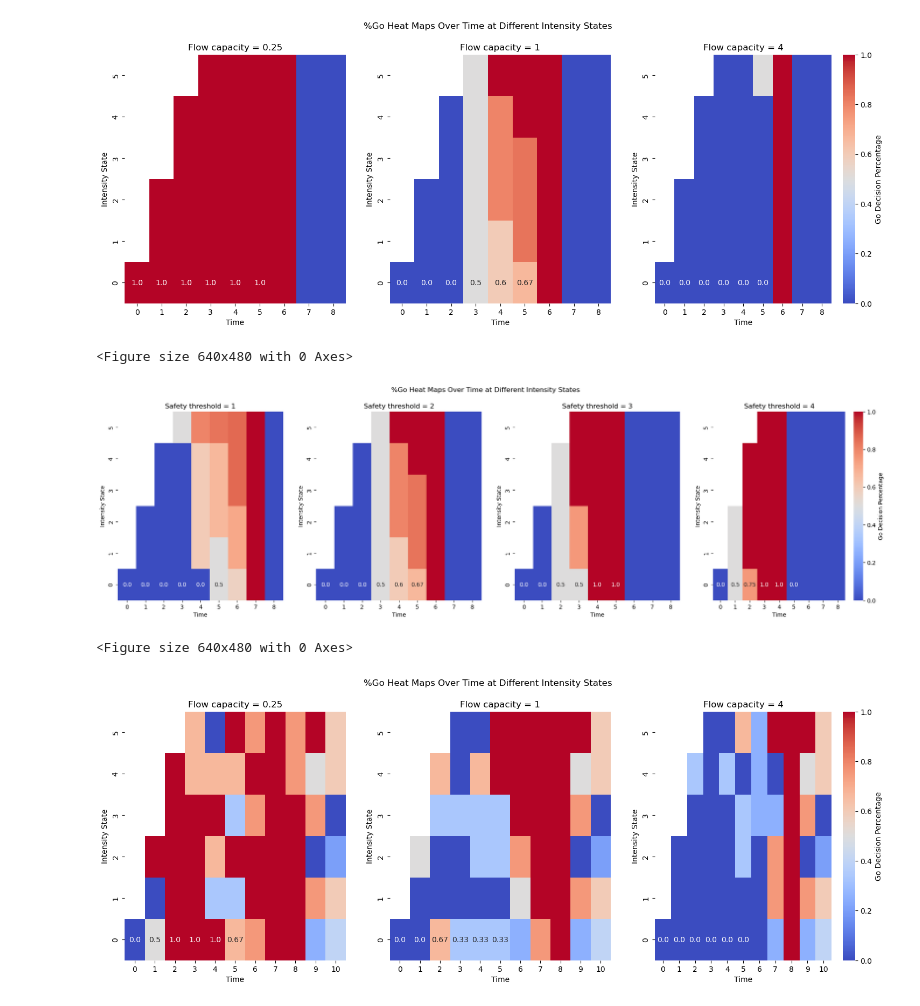
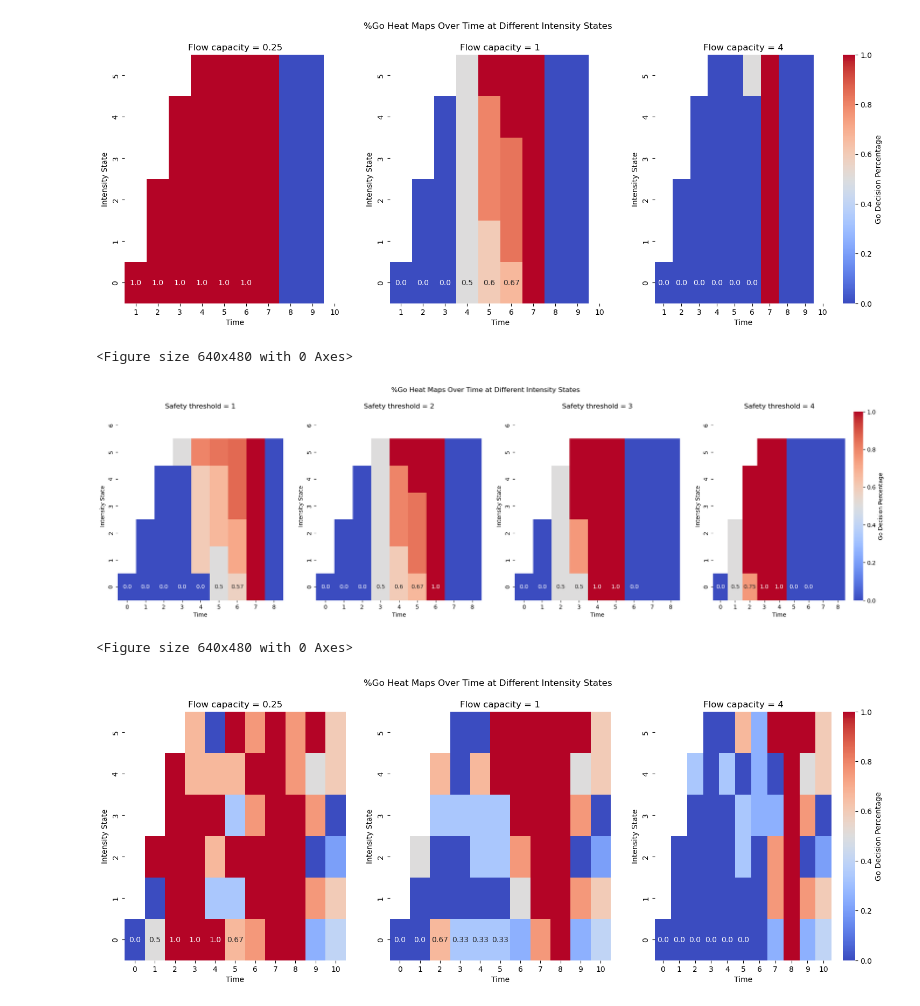
Before and after one commit to songmath-thunderain/msp_models_for_adaptive_disaster_relief_logistics_planning, a Jupyter notebook: Python/output/case-study/table-and-figure/plot-multi-WS-heatmap.ipynb, the cells around one changed output. Saved outputs shown, nothing was run; the diff lists cells and outputs as text; code cells hidden in the pictures.

Commit message:
updated D-T figures

```diff
--- a/Python/output/case-study/table-and-figure/plot-multi-WS-heatmap.ipynb
+++ b/Python/output/case-study/table-and-figure/plot-multi-WS-heatmap.ipynb
@@ -27,37 +27,40 @@ titles = [
 ]
 # %%
 # Determine the maximum values for time and intensity across all datasets
-max_time = max(key[0] for data in heat_maps for key in data.keys())
+max_time = max(key[0]+1 for data in heat_maps for key in data.keys())
 max_intensity = max(key[1] for data in heat_maps for key in data.keys())
 
 # Create a subplot for each dataset
 fig, axes = plt.subplots(1, len(heat_maps), figsize=(6 * len(heat_maps), 6))
 
 # If there's only one heatmap, axes won't be a list, so we make it one
 if len(heat_maps) == 1:
     axes = [axes]
 
 # Plot each heatmap
 for i, (data, title) in enumerate(zip(heat_maps, titles)):
     heatmap_data = create_heatmap_data(data, max_time, max_intensity)
     mask = np.isnan(heatmap_data)
 
     # Create a masked array to handle annotations
     annotated_data = np.where(mask, "", np.round(heatmap_data, 2).astype(str))
 
     sns.heatmap(heatmap_data, mask=mask, annot=annotated_data, fmt='', cmap="coolwarm", cbar=i == len(heat_maps) - 1,
                     cbar_kws={'label': 'Go Decision Percentage'}, vmin=0, vmax=1, ax=axes[i])
 
     axes[i].set_title(title)
     axes[i].set_xlabel('Time')
     axes[i].set_ylabel('Intensity State')
     axes[i].invert_yaxis()
 
+    x_labels = [str(int(label) + 1) for label in axes[i].get_xticks()]
+    axes[i].set_xticklabels(x_labels)
+
 plt.suptitle('%Go Heat Maps Over Time at Different Intensity States')
 plt.show()
 plt.savefig("Go_heat_fc-D.png")
 # %% [output]
-[figure, old version]
+[figure, new version]
 <Figure size 640x480 with 0 Axes>
 # %%
 # Example of multiple inventory heat maps
@@ -80,7 +83,7 @@ titles = [
 # %%
 # Determine the maximum values for time and intensity across all datasets
 max_time = max(key[0] for data in heat_maps for key in data.keys())
-max_intensity = max(key[1] for data in heat_maps for key in data.keys())
+max_intensity = max(key[1]+1 for data in heat_maps for key in data.keys())
 
 # Create a subplot for each dataset
 fig, axes = plt.subplots(1, len(heat_maps), figsize=(6 * len(heat_maps), 6))
@@ -109,7 +112,7 @@ plt.suptitle('%Go Heat Maps Over Time at Different Intensity States')
 plt.show()
 plt.savefig("Go_heat_st-D.png")
 # %% [output]
-[figure, old version]
+[figure, new version]
 <Figure size 640x480 with 0 Axes>
 # %%
 # Example list of heat maps
```
Also changed, not shown: 2 other files.
